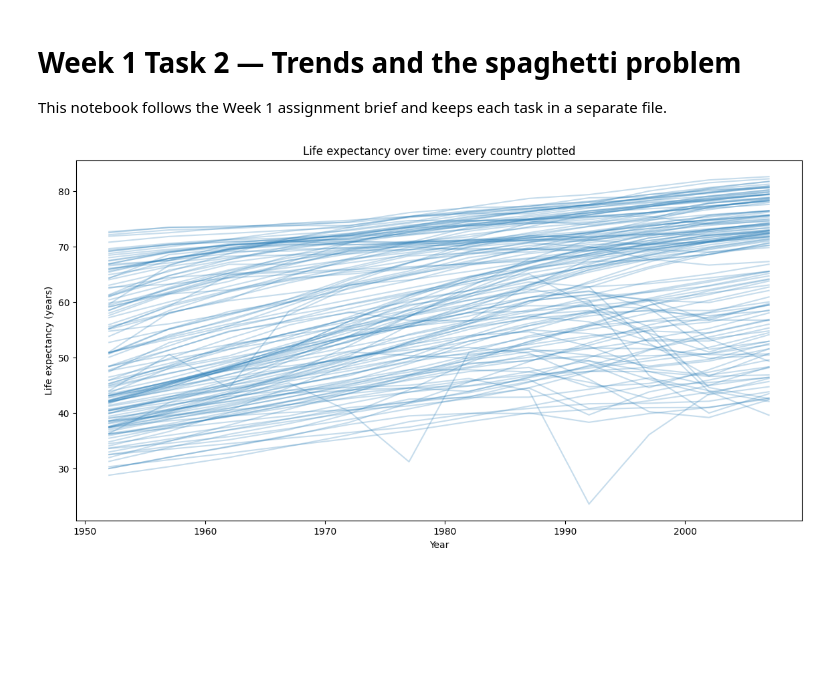
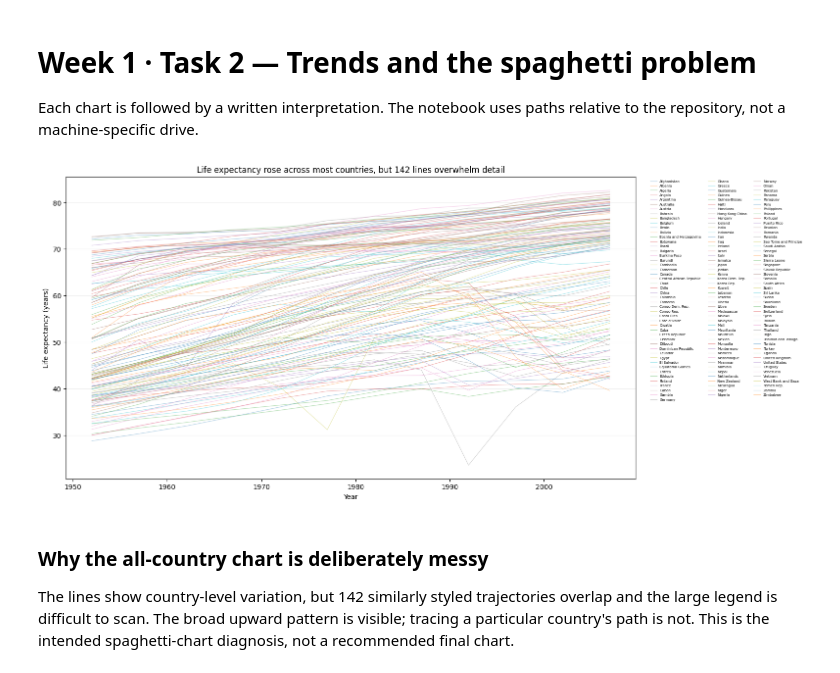
Before and after one commit to AbdulMajidLutfi/BSDS-7A-AbdulMajidLutfi-su92-bsdsm-f23-009_data_visualization, a Jupyter notebook: week1/task2.ipynb, the cells around one changed output. Cells and saved outputs as stored; diff of their text form; code cells hidden in the pictures; blank space fills up the shorter version.

Commit message:
Improve Week 1 notebook analyses and documentation
Co-authored-by: Copilot <223556219+Copilot@users.noreply.github.com>

```diff
--- a/week1/task2.ipynb
+++ b/week1/task2.ipynb
@@ -1,26 +1,41 @@
 # %% [markdown]
-# Week 1 Task 2 — Trends and the spaghetti problem
+# Week 1 · Task 2 — Trends and the spaghetti problem
 
-This notebook follows the Week 1 assignment brief and keeps each task in a separate file.
+Each chart is followed by a written interpretation. The notebook uses paths relative to the repository, not a machine-specific drive.
-# %%
-from pathlib import Path
-import pandas as pd
-import matplotlib.pyplot as plt
-
-path = Path('week1/assignments/data/gapminder.csv')
-if not path.exists():
-    path = Path('assignments/data/gapminder.csv')
-if not path.exists():
-    path = Path('d:/7_Semester/data-visualization/week1/assignments/data/gapminder.csv')
-
-df = pd.read_csv(path)
-fig, ax = plt.subplots(figsize=(14, 7))
-for country, group in df.groupby('country'):
-    ax.plot(group['year'], group['lifeExp'], alpha=0.25, color='tab:blue')
-ax.set_title('Life expectancy over time: every country plotted')
-ax.set_xlabel('Year')
-ax.set_ylabel('Life expectancy (years)')
-plt.show()
-# %% [output]
-[figure, removed]
+# %%
+from pathlib import Path
+import pandas as pd
+import numpy as np
+import matplotlib.pyplot as plt
+
+def assignment_data(filename):
+    candidates = (
+        Path.cwd() / "week1" / "assignments" / "data" / filename,
+        Path.cwd() / "assignments" / "data" / filename,
+    )
+    for candidate in candidates:
+        if candidate.is_file():
+            return candidate
+    searched = "\n".join(str(path) for path in candidates)
+    raise FileNotFoundError(f"Could not find {filename}. Searched:\n{searched}")
+
+df = pd.read_csv(assignment_data("gapminder.csv")).sort_values(["country", "year"])
+assert df["country"].nunique() == 142
+# %%
+
+fig, ax = plt.subplots(figsize=(15, 8))
+for country, group in df.groupby("country", sort=True):
+    ax.plot(group["year"], group["lifeExp"], linewidth=0.8, alpha=0.35, label=country)
+ax.set_title("Life expectancy rose across most countries, but 142 lines overwhelm detail")
+ax.set_xlabel("Year")
+ax.set_ylabel("Life expectancy (years)")
+ax.legend(bbox_to_anchor=(1.02, 1), loc="upper left", ncol=3, fontsize=5, frameon=False)
+ax.grid(axis="y", alpha=0.2)
+plt.show()
+# %% [output]
+[figure, added]
+# %% [markdown]
+### Why the all-country chart is deliberately messy
+
+The lines show country-level variation, but 142 similarly styled trajectories overlap and the large legend is difficult to scan. The broad upward pattern is visible; tracing a particular country's path is not. This is the intended spaghetti-chart diagnosis, not a recommended final chart.
 # %%
```
Also changed, not shown: parts of 9 cells of this notebook, 8 other files.
